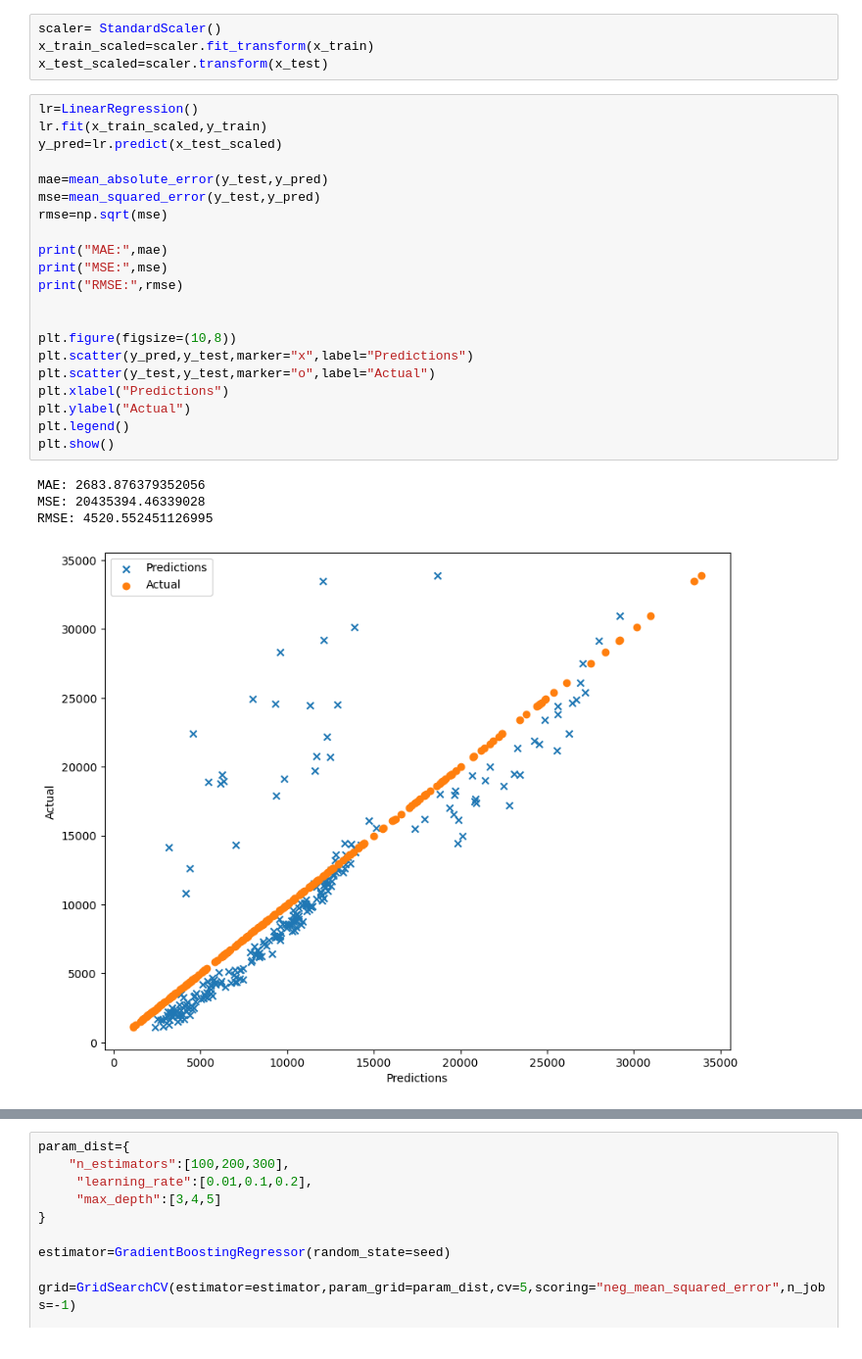
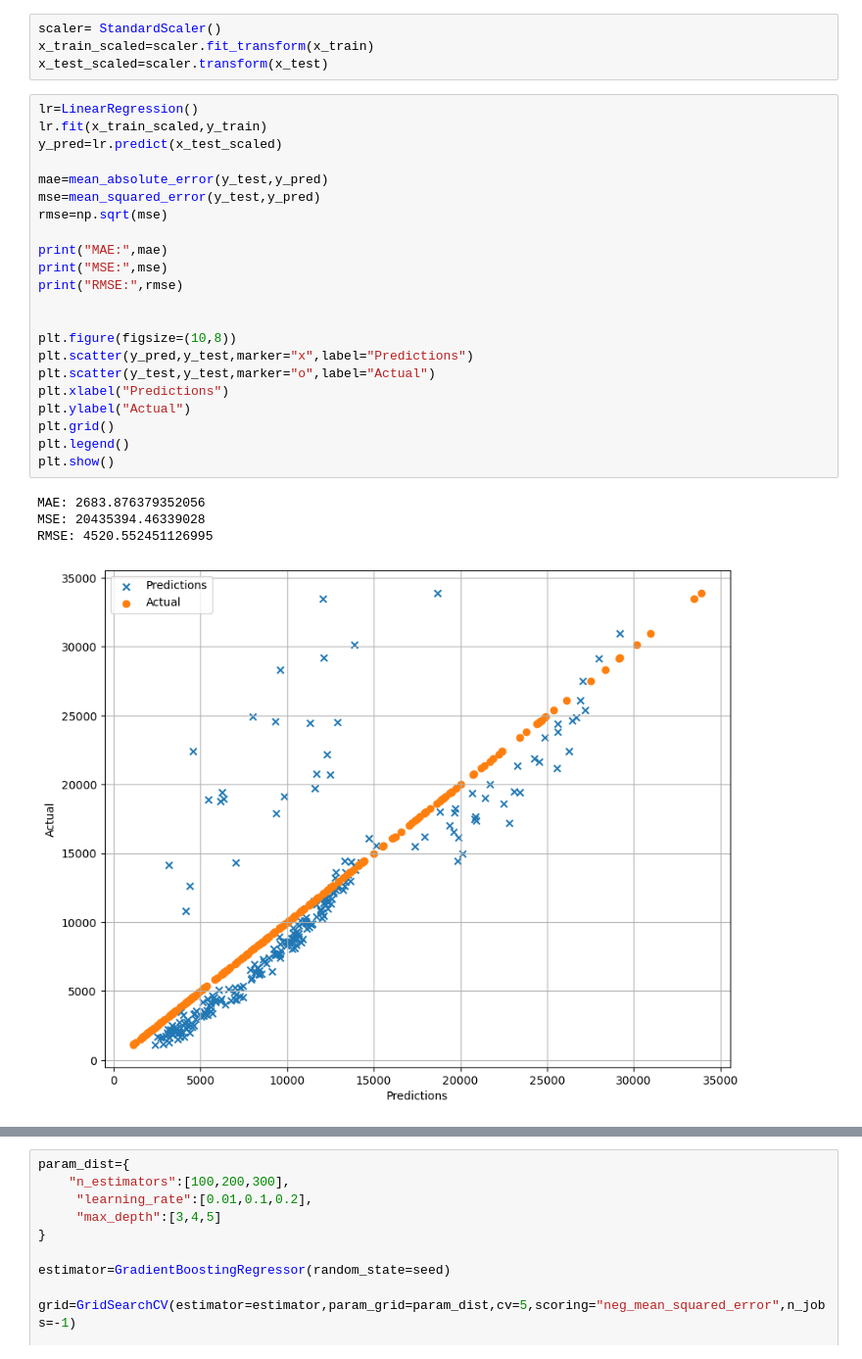
Before and after one commit to Kamuthuj/health-insurance-regression., a Jupyter notebook: analysis.ipynb, the cells around one changed output, grey strips where cells are left out. Shown at 98% size. Saved outputs shown, nothing was run; the diff lists cells and outputs as text.

```diff
--- a/analysis.ipynb
+++ b/analysis.ipynb
@@ -316,29 +316,30 @@ x_test_scaled=scaler.transform(x_test)
 # %%
 lr=LinearRegression()
 lr.fit(x_train_scaled,y_train)
 y_pred=lr.predict(x_test_scaled)
 
 mae=mean_absolute_error(y_test,y_pred)
 mse=mean_squared_error(y_test,y_pred)
 rmse=np.sqrt(mse)
 
 print("MAE:",mae)
 print("MSE:",mse)
 print("RMSE:",rmse)
 
 
 plt.figure(figsize=(10,8))
 plt.scatter(y_pred,y_test,marker="x",label="Predictions")
 plt.scatter(y_test,y_test,marker="o",label="Actual")
 plt.xlabel("Predictions")
 plt.ylabel("Actual")
+plt.grid()
 plt.legend()
 plt.show()
 # %% [output]
 MAE: 2683.876379352056
 MSE: 20435394.46339028
 RMSE: 4520.552451126995
-[figure, old version]
+[figure, new version]
 # %%
 dtree=DecisionTreeRegressor(max_depth=None,min_samples_split=2,min_samples_leaf=3,random_state=42)
 dtree.fit(x_train,y_train)
```
Also changed, not shown: parts of 4 cells of this notebook.
